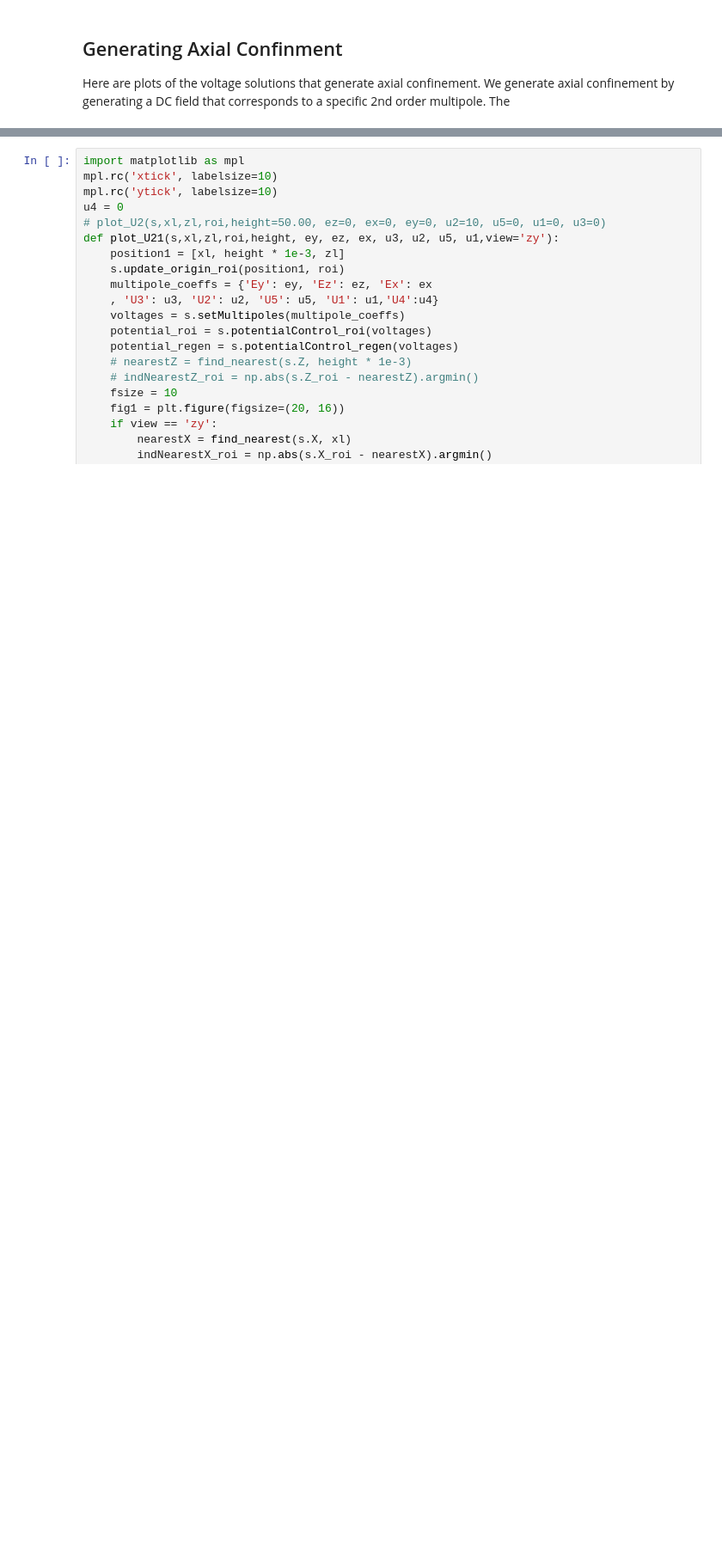
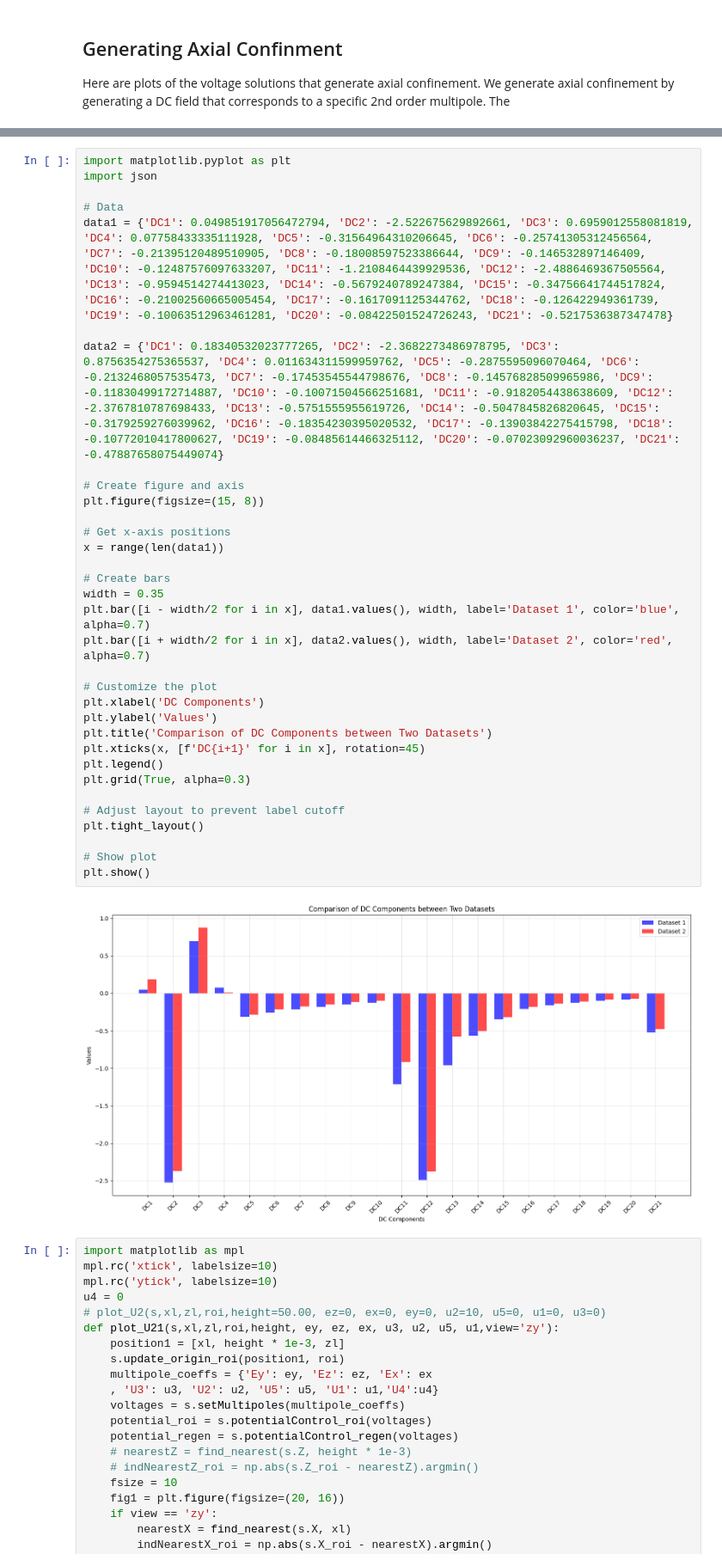
Before and after one commit to HaeffnerLab/integrated_photonics_bem, a Jupyter notebook: examples/Integrated_photonics/III_Multipole_Expansion.ipynb, the cells around one changed output, grey strips where cells are left out. Shown at 86% size. Drawn from its saved outputs; the diff is of its cells as text; blank space fills up the shorter version.

```diff
--- a/examples/Integrated_photonics/III_Multipole_Expansion.ipynb
+++ b/examples/Integrated_photonics/III_Multipole_Expansion.ipynb
@@ -528,4 +615,39 @@ Remapped voltages:
 <Figure size 640x480 with 0 Axes>
+# %%
+import matplotlib.pyplot as plt
+import json
+
+# Data
+data1 = {'DC1': 0.049851917056472794, 'DC2': -2.522675629892661, 'DC3': 0.6959012558081819, 'DC4': 0.07758433335111928, 'DC5': -0.31564964310206645, 'DC6': -0.25741305312456564, 'DC7': -0.21395120489510905, 'DC8': -0.18008597523386644, 'DC9': -0.146532897146409, 'DC10': -0.12487576097633207, 'DC11': -1.2108464439929536, 'DC12': -2.4886469367505564, 'DC13': -0.9594514274413023, 'DC14': -0.5679240789247384, 'DC15': -0.34756641744517824, 'DC16': -0.21002560665005454, 'DC17': -0.1617091125344762, 'DC18': -0.126422949361739, 'DC19': -0.10063512963461281, 'DC20': -0.08422501524726243, 'DC21': -0.5217536387347478}
+
+data2 = {'DC1': 0.18340532023777265, 'DC2': -2.3682273486978795, 'DC3': 0.8756354275365537, 'DC4': 0.011634311599959762, 'DC5': -0.2875595096070464, 'DC6': -0.2132468057535473, 'DC7': -0.17453545544798676, 'DC8': -0.14576828509965986, 'DC9': -0.11830499172714887, 'DC10': -0.10071504566251681, 'DC11': -0.9182054438638609, 'DC12': -2.3767810787698433, 'DC13': -0.5751555955619726, 'DC14': -0.5047845826820645, 'DC15': -0.3179259276039962, 'DC16': -0.18354230395020532, 'DC17': -0.13903842275415798, 'DC18': -0.10772010417800627, 'DC19': -0.08485614466325112, 'DC20': -0.07023092960036237, 'DC21': -0.47887658075449074}
+
+# Create figure and axis
+plt.figure(figsize=(15, 8))
+
+# Get x-axis positions
+x = range(len(data1))
+
+# Create bars
+width = 0.35
+plt.bar([i - width/2 for i in x], data1.values(), width, label='Dataset 1', color='blue', alpha=0.7)
+plt.bar([i + width/2 for i in x], data2.values(), width, label='Dataset 2', color='red', alpha=0.7)
+
+# Customize the plot
+plt.xlabel('DC Components')
+plt.ylabel('Values')
+plt.title('Comparison of DC Components between Two Datasets')
+plt.xticks(x, [f'DC{i+1}' for i in x], rotation=45)
+plt.legend()
+plt.grid(True, alpha=0.3)
+
+# Adjust layout to prevent label cutoff
+plt.tight_layout()
+
+# Show plot
+plt.show()
+# %% [output]
+[figure, added]
 # %%
 import matplotlib as mpl
 mpl.rc('xtick', labelsize=10)
```
Also changed, not shown: parts of 2 cells of this notebook, 1 other file.
